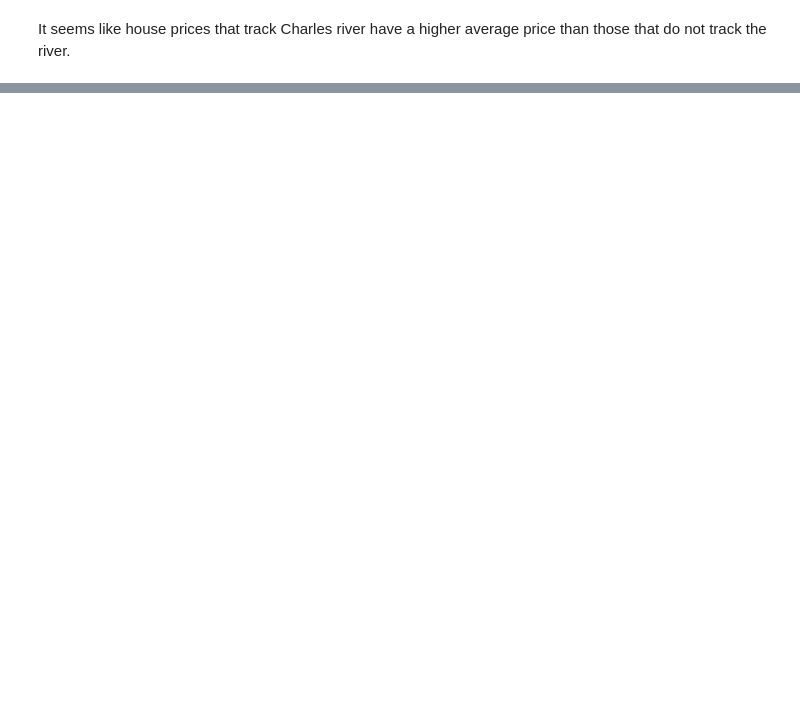
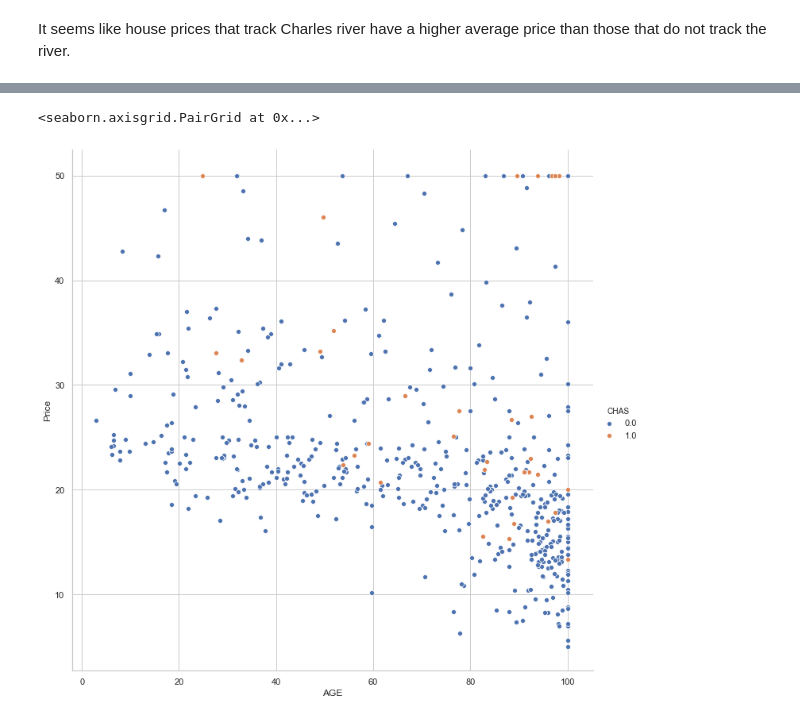
Before and after one commit to NurseQ/Machine-Learning-and-Statistics-Project-2019, a Jupyter notebook: Machine-Learning-and-Statistics-Project.ipynb, the cells around one changed output, grey strips where cells are left out. Drawn from its saved outputs; the diff is of its cells as text; code cells hidden in the pictures; blank space fills up the shorter version.

```diff
--- a/Machine-Learning-and-Statistics-Project.ipynb
+++ b/Machine-Learning-and-Statistics-Project.ipynb
@@ -191,0 +210,5 @@ It seems like house prices that track Charles river have a higher average price
+# %%
+sns.pairplot(data= bdf, hue = 'CHAS',x_vars = 'AGE', y_vars = 'Price', height= 10, aspect = 1)
+# %% [output]
+<seaborn.axisgrid.PairGrid at 0x...>
+[figure, added]
```
Also changed, not shown: parts of 8 cells of this notebook.
